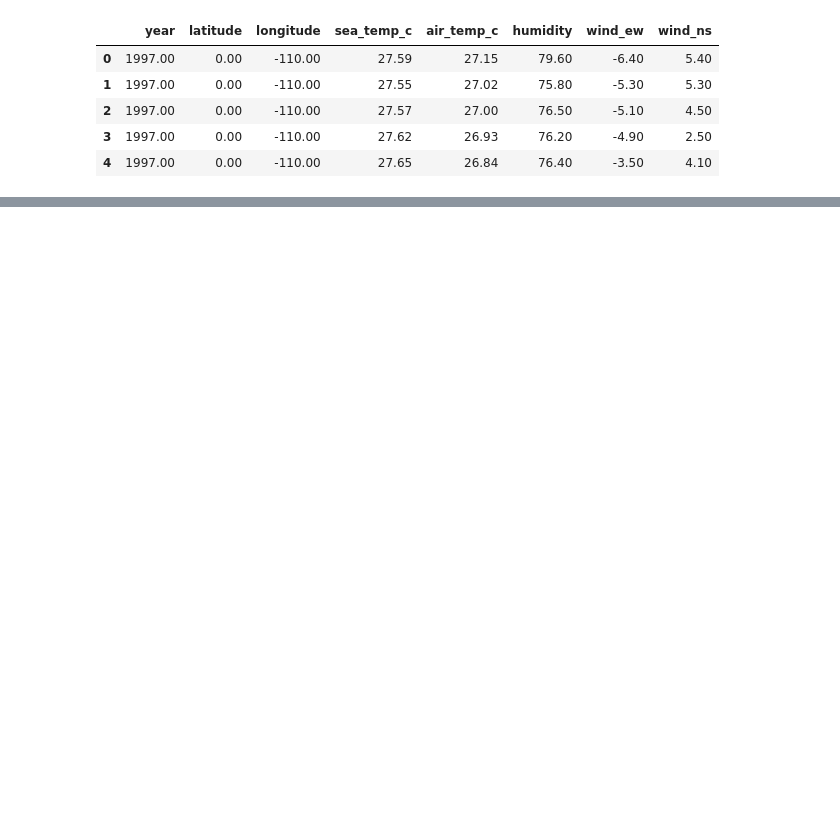
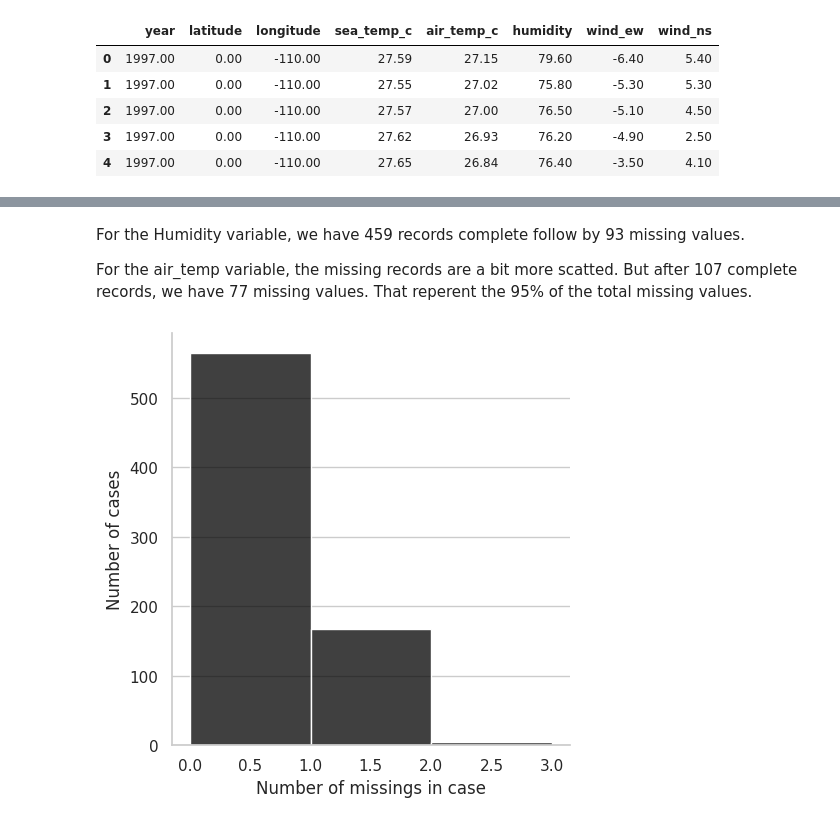
Before and after one commit to AleexSilva/MissingData, a Jupyter notebook: exploring-missing-values.ipynb, the cells around one changed output, grey strips where cells are left out. Cells and saved outputs as stored; diff of their text form; code cells hidden in the pictures; blank space fills up the shorter version.

Commit message:
visualize missing data

```diff
--- a/exploring-missing-values.ipynb
+++ b/exploring-missing-values.ipynb
@@ -42,3 +37,0 @@ path='./data/oceanbuoys.rda'
-# %%
-df_oceanbuoys = pyreadr.read_r(path).get('oceanbuoys')
-df_oceanbuoys
@@ -111,0 +224,8 @@ df_oceanbuoys.head()
+# %% [markdown]
+For the Humidity variable, we have 459 records complete follow by 93 missing values.
+
+For the air_temp variable, the missing records are a bit more scatted. But after 107 complete records, we have 77 missing values. That reperent the 95% of the total missing values.
+# %%
+df_oceanbuoys.missing.missing_case_plot()
+# %% [output]
+[figure, added]
```
Also changed, not shown: parts of 22 cells of this notebook.
